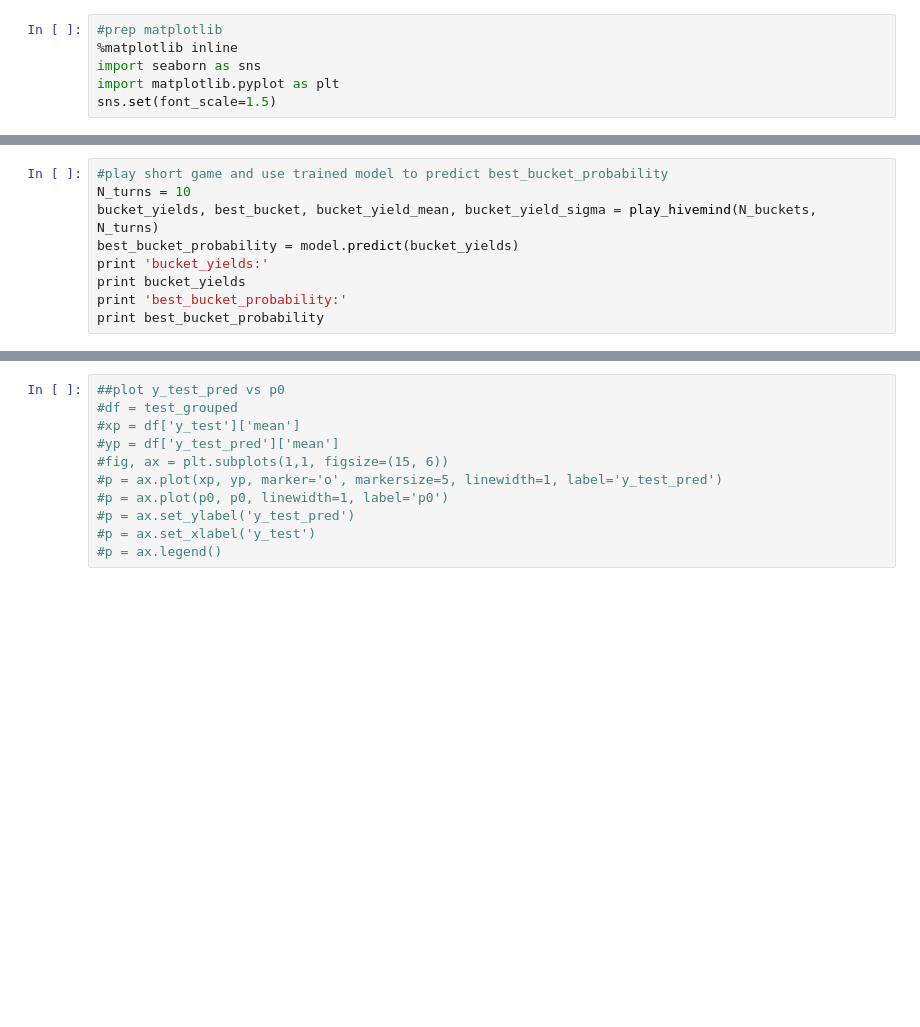
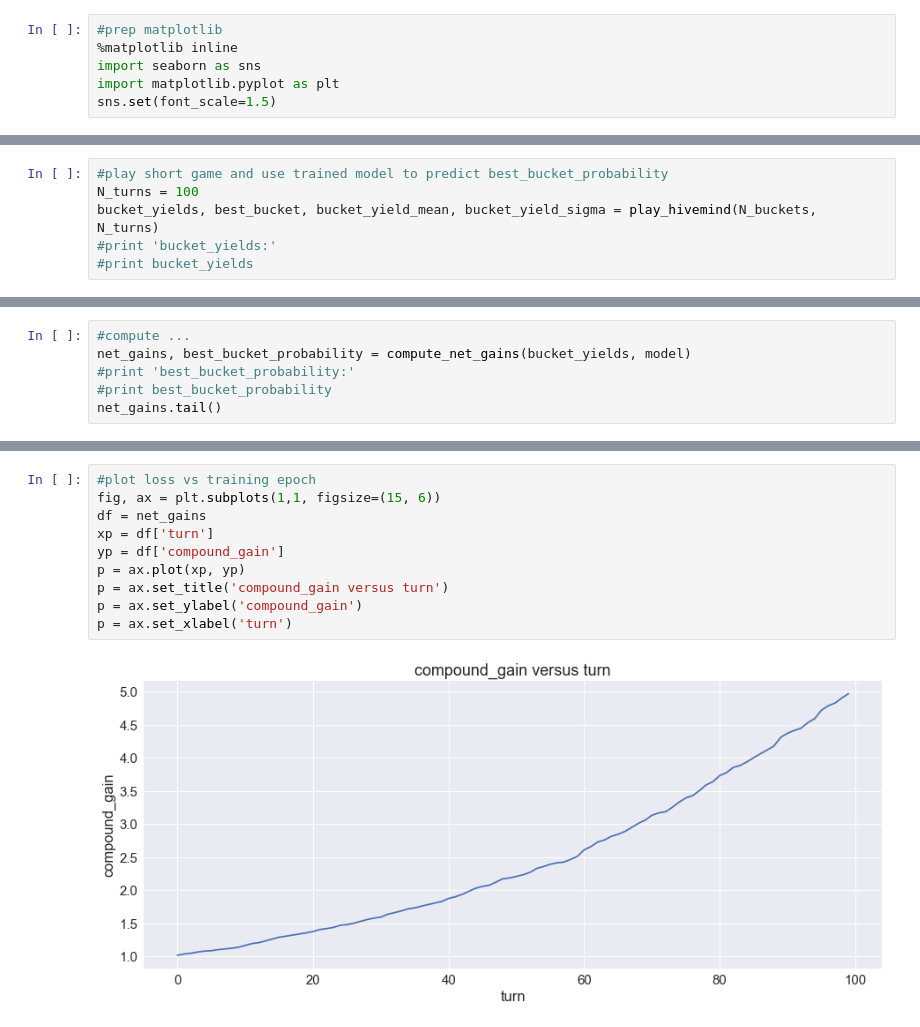
Before and after one commit to joehahn/hivemind, a Jupyter notebook: hivemind.ipynb, the cells around one changed output, grey strips where cells are left out. Saved outputs shown, nothing was run; the diff lists cells and outputs as text; blank space fills up the shorter version.

```diff
--- a/hivemind.ipynb
+++ b/hivemind.ipynb
@@ -120,9 +130,6 @@ ax.legend()
 # %%
 #play short game and use trained model to predict best_bucket_probability
-N_turns = 10
+N_turns = 100
 bucket_yields, best_bucket, bucket_yield_mean, bucket_yield_sigma = play_hivemind(N_buckets, N_turns)
-best_bucket_probability = model.predict(bucket_yields)
-print 'bucket_yields:'
-print bucket_yields
-print 'best_bucket_probability:'
-print best_bucket_probability
+#print 'bucket_yields:'
+#print bucket_yields
@@ -182,0 +136,6 @@ net_yields.head()
+# %%
+#compute ...
+net_gains, best_bucket_probability = compute_net_gains(bucket_yields, model)
+#print 'best_bucket_probability:'
+#print best_bucket_probability
+net_gains.tail()
@@ -183,11 +150,12 @@ net_yields.head()
 # %%
-##plot y_test_pred vs p0
-#df = test_grouped
-#xp = df['y_test']['mean']
-#yp = df['y_test_pred']['mean']
-#fig, ax = plt.subplots(1,1, figsize=(15, 6))
-#p = ax.plot(xp, yp, marker='o', markersize=5, linewidth=1, label='y_test_pred')
-#p = ax.plot(p0, p0, linewidth=1, label='p0')
-#p = ax.set_ylabel('y_test_pred')
-#p = ax.set_xlabel('y_test')
-#p = ax.legend()
+#plot loss vs training epoch
+fig, ax = plt.subplots(1,1, figsize=(15, 6))
+df = net_gains
+xp = df['turn']
+yp = df['compound_gain']
+p = ax.plot(xp, yp)
+p = ax.set_title('compound_gain versus turn')
+p = ax.set_ylabel('compound_gain')
+p = ax.set_xlabel('turn')
+# %% [output]
+[figure, added]
```
Also changed, not shown: parts of 12 cells of this notebook, 1 other file.
